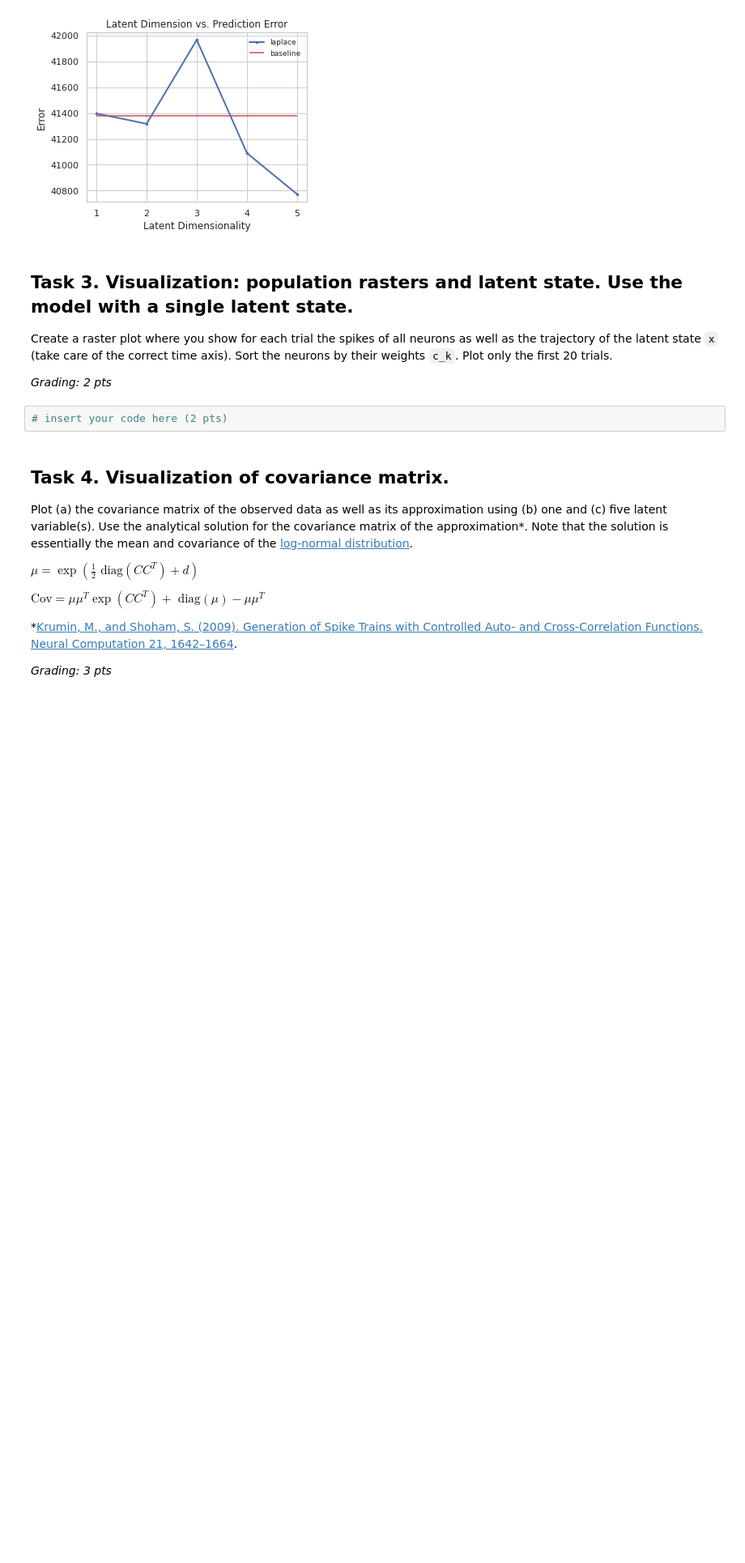
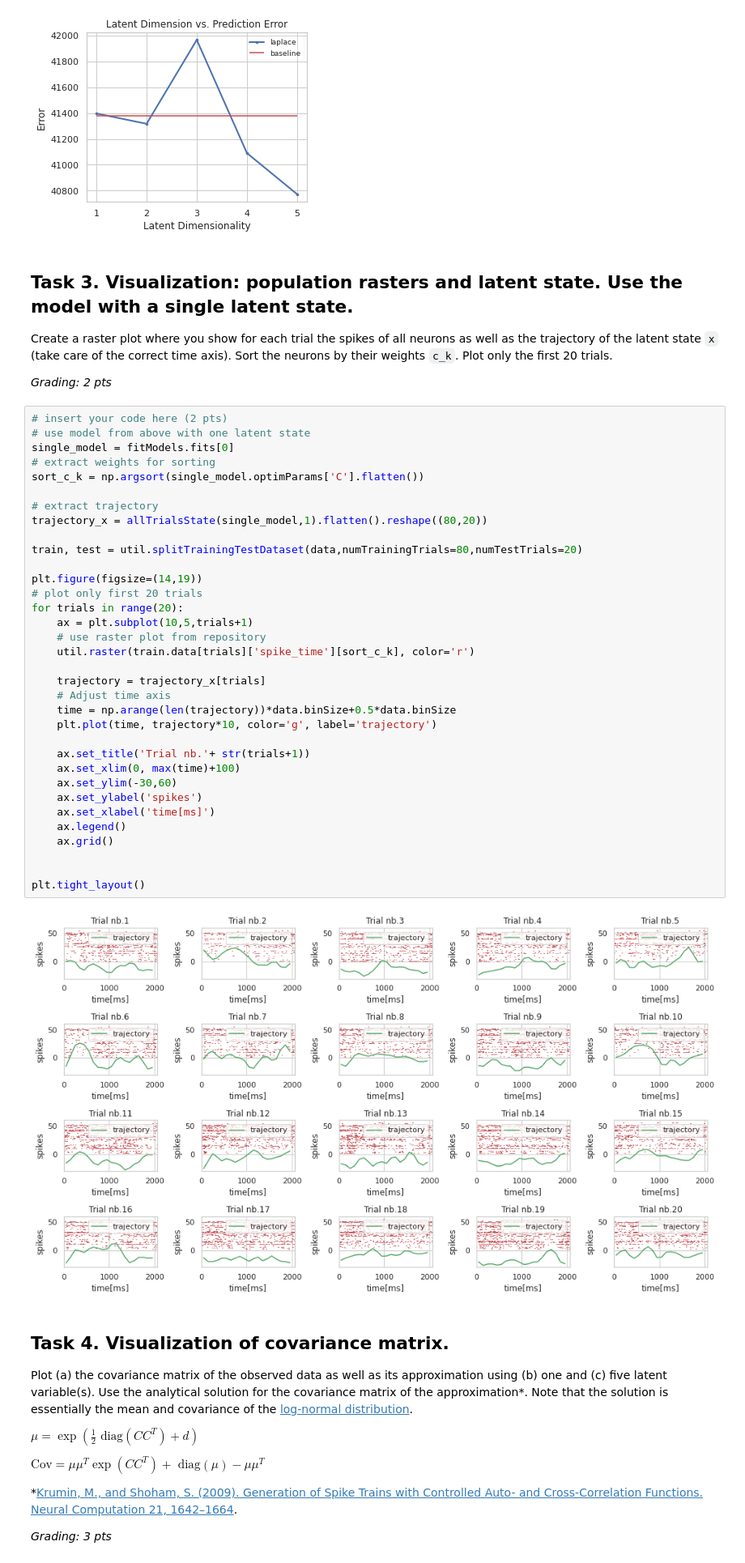
Before and after one commit to Vanessa-Ts/neuralDS, a Jupyter notebook: Ex8/notebooks/CodingLab8.ipynb, the cells around one changed output. Shown: that part at 81% size. Saved outputs shown, nothing was run; the diff lists cells and outputs as text; blank space fills up the shorter version.

```diff
--- a/Ex8/notebooks/CodingLab8.ipynb
+++ b/Ex8/notebooks/CodingLab8.ipynb
@@ -343,8 +343,42 @@ plt.tight_layout()
 Create a raster plot where you show for each trial the spikes of all neurons as well as the trajectory of the latent state `x` (take care of the correct time axis). Sort the neurons by their weights `c_k`. Plot only the first 20 trials.
 
 *Grading: 2 pts*
-# %%
-# insert your code here (2 pts)
+# %%
+# insert your code here (2 pts)
+# use model from above with one latent state
+single_model = fitModels.fits[0]
+# extract weights for sorting
+sort_c_k = np.argsort(single_model.optimParams['C'].flatten())
+
+# extract trajectory
+trajectory_x = allTrialsState(single_model,1).flatten().reshape((80,20))
+
+train, test = util.splitTrainingTestDataset(data,numTrainingTrials=80,numTestTrials=20)
+
+plt.figure(figsize=(14,19))
+# plot only first 20 trials
+for trials in range(20):
+    ax = plt.subplot(10,5,trials+1)
+    # use raster plot from repository
+    util.raster(train.data[trials]['spike_time'][sort_c_k], color='r')
+
+    trajectory = trajectory_x[trials]
+    # Adjust time axis
+    time = np.arange(len(trajectory))*data.binSize+0.5*data.binSize
+    plt.plot(time, trajectory*10, color='g', label='trajectory')
+
+    ax.set_title('Trial nb.'+ str(trials+1))
+    ax.set_xlim(0, max(time)+100)
+    ax.set_ylim(-30,60)
+    ax.set_ylabel('spikes')
+    ax.set_xlabel('time[ms]')
+    ax.legend()
+    ax.grid()
+
+
+plt.tight_layout()
+# %% [output]
+[figure, added]
 # %% [markdown]
 ## Task 4. Visualization of covariance matrix.
 
```
Also changed, not shown: parts of 2 cells of this notebook.
